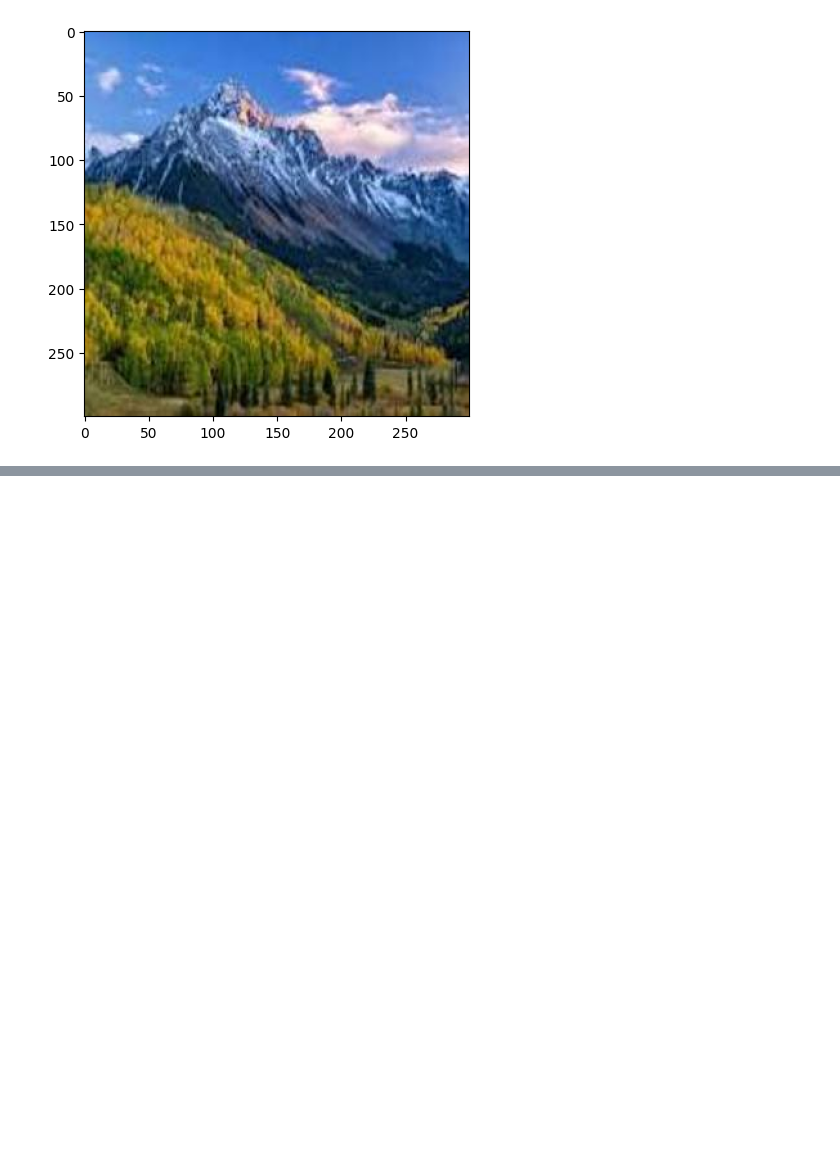
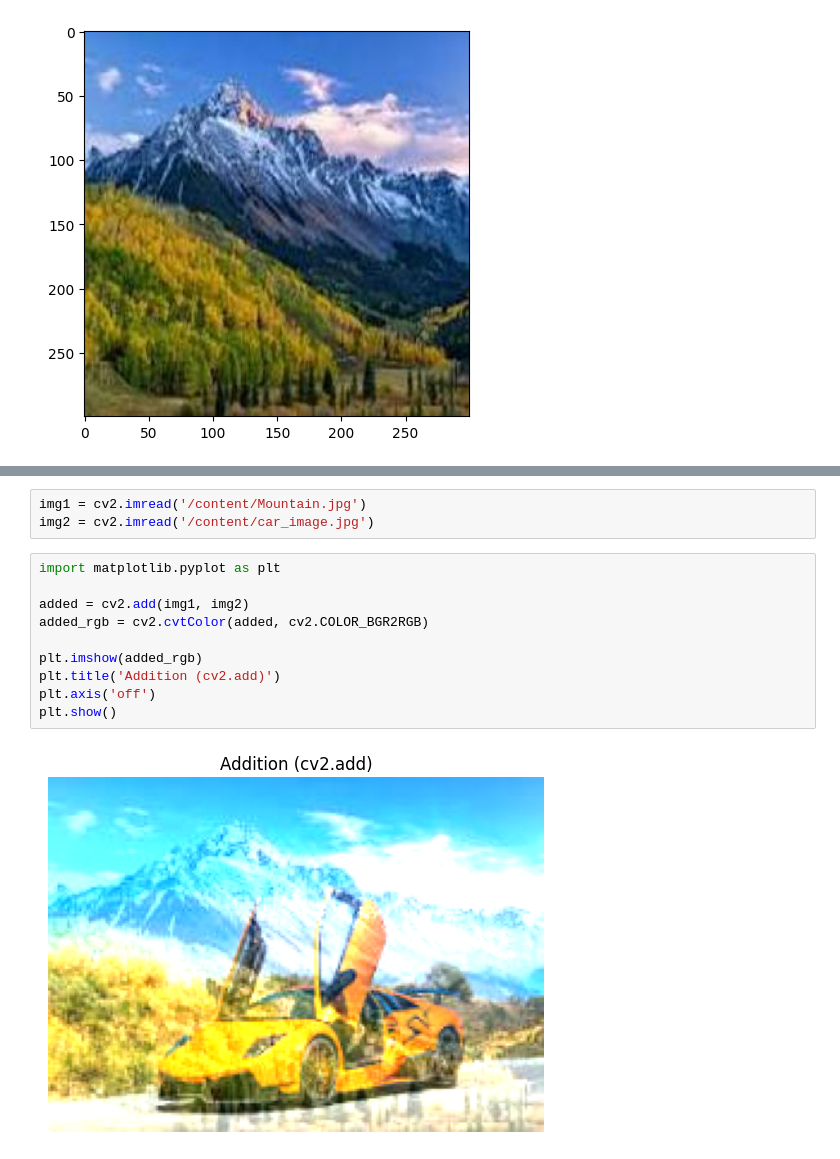
Before and after one commit to pratikchopade21-a11y/Project-demo, a Jupyter notebook: Exaperiment1_IPCV.ipynb, the cells around one changed output, grey strips where cells are left out. Drawn from its saved outputs; the diff is of its cells as text; blank space fills up the shorter version.

```diff
--- a/Exaperiment1_IPCV.ipynb
+++ b/Exaperiment1_IPCV.ipynb
@@ -201,0 +251,15 @@ plt.imshow(img_rgb)
+# %%
+img1 = cv2.imread('/content/Mountain.jpg')
+img2 = cv2.imread('/content/car_image.jpg')
+# %%
+import matplotlib.pyplot as plt
+
+added = cv2.add(img1, img2)
+added_rgb = cv2.cvtColor(added, cv2.COLOR_BGR2RGB)
+
+plt.imshow(added_rgb)
+plt.title('Addition (cv2.add)')
+plt.axis('off')
+plt.show()
+# %% [output]
+[figure, added]
```
Also changed, not shown: parts of 6 cells of this notebook.
